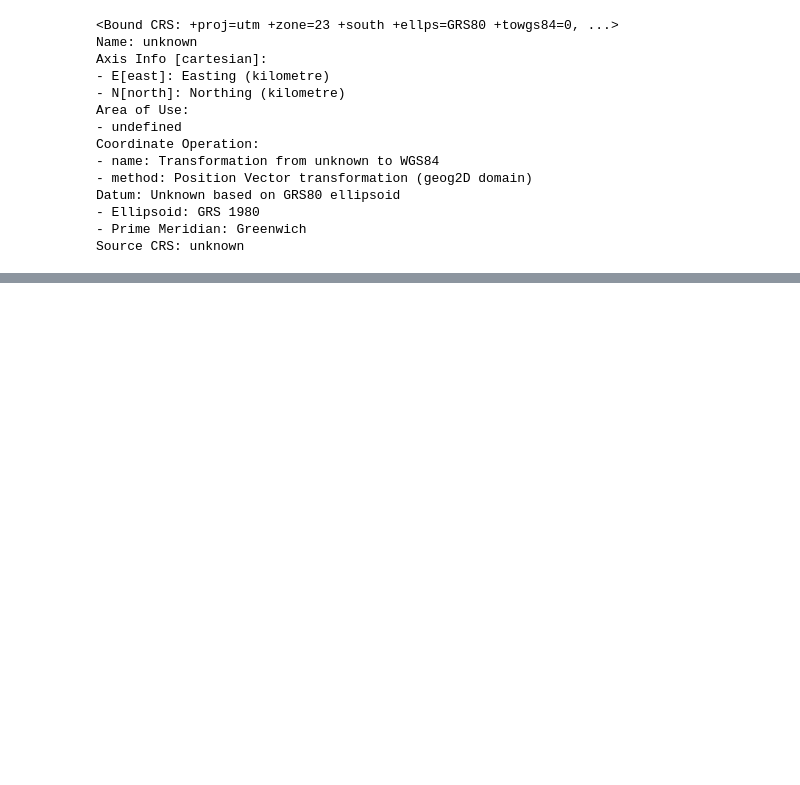
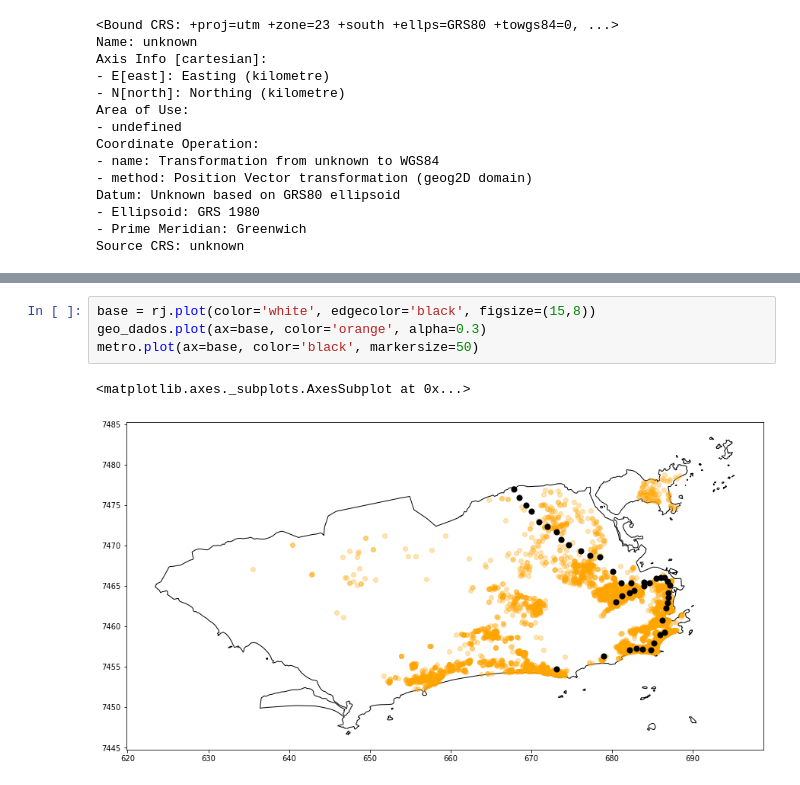
Before and after one commit to Daniel-ASG/Course_Classes, a Jupyter notebook: GeoPandas_Parte_1_Trabalhando_com_dados_Geoespaciais.ipynb, the cells around one changed output, grey strips where cells are left out. Drawn from its saved outputs; the diff is of its cells as text; blank space fills up the shorter version.

```diff
--- a/GeoPandas_Parte_1_Trabalhando_com_dados_Geoespaciais.ipynb
+++ b/GeoPandas_Parte_1_Trabalhando_com_dados_Geoespaciais.ipynb
@@ -451,3 +449,10 @@ metro.head()
 | 2 | 3 | 3 | Acari / Fazenda Botafogo | 0 | 0.0 | 0.0 | 0 | 1 | None | ... |
 | 3 | 4 | 4 | Coelho Neto | 1 | 0.0 | 0.0 | 0 | 1 | None | ... |
 | 4 | 5 | 5 | Colégio | 1 | 1.0 | 0.0 | 0 | 1 | None | ... |
+# %%
+base = rj.plot(color='white', edgecolor='black', figsize=(15,8))
+geo_dados.plot(ax=base, color='orange', alpha=0.3)
+metro.plot(ax=base, color='black', markersize=50)
+# %% [output]
+<matplotlib.axes._subplots.AxesSubplot at 0x...>
+[figure, added]
```
Also changed, not shown: parts of 35 cells of this notebook.
